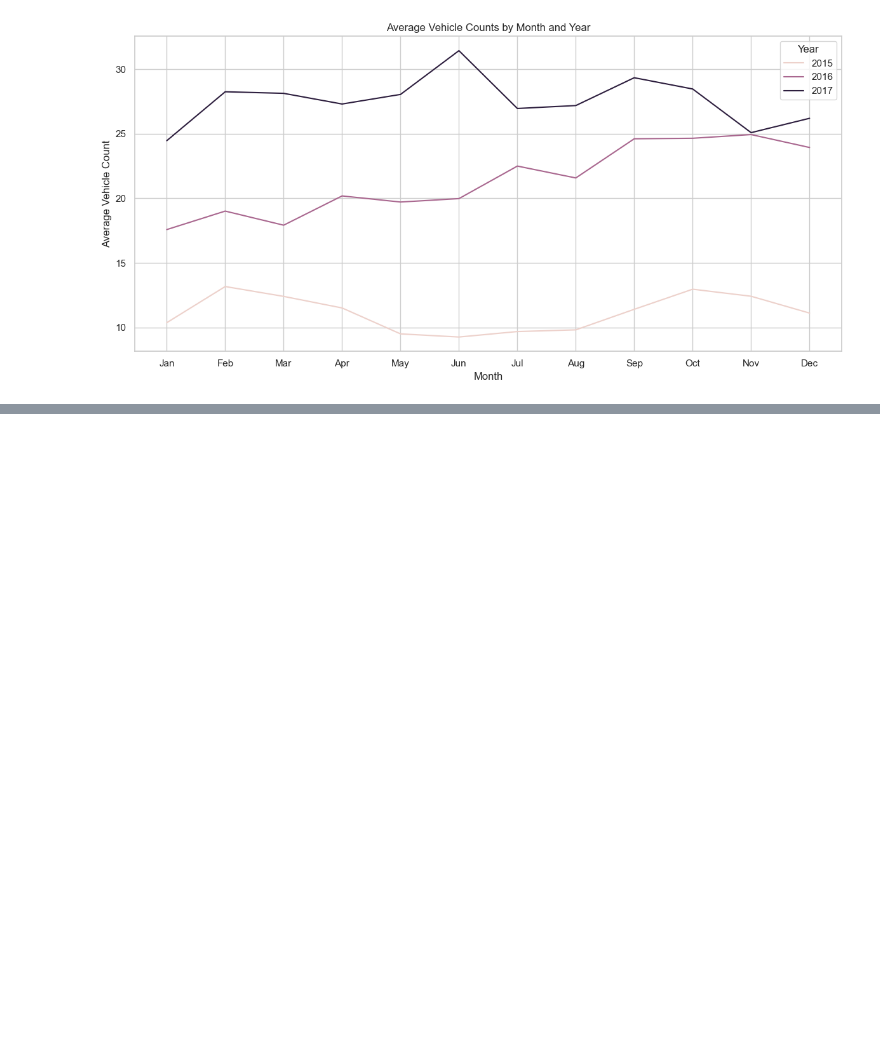
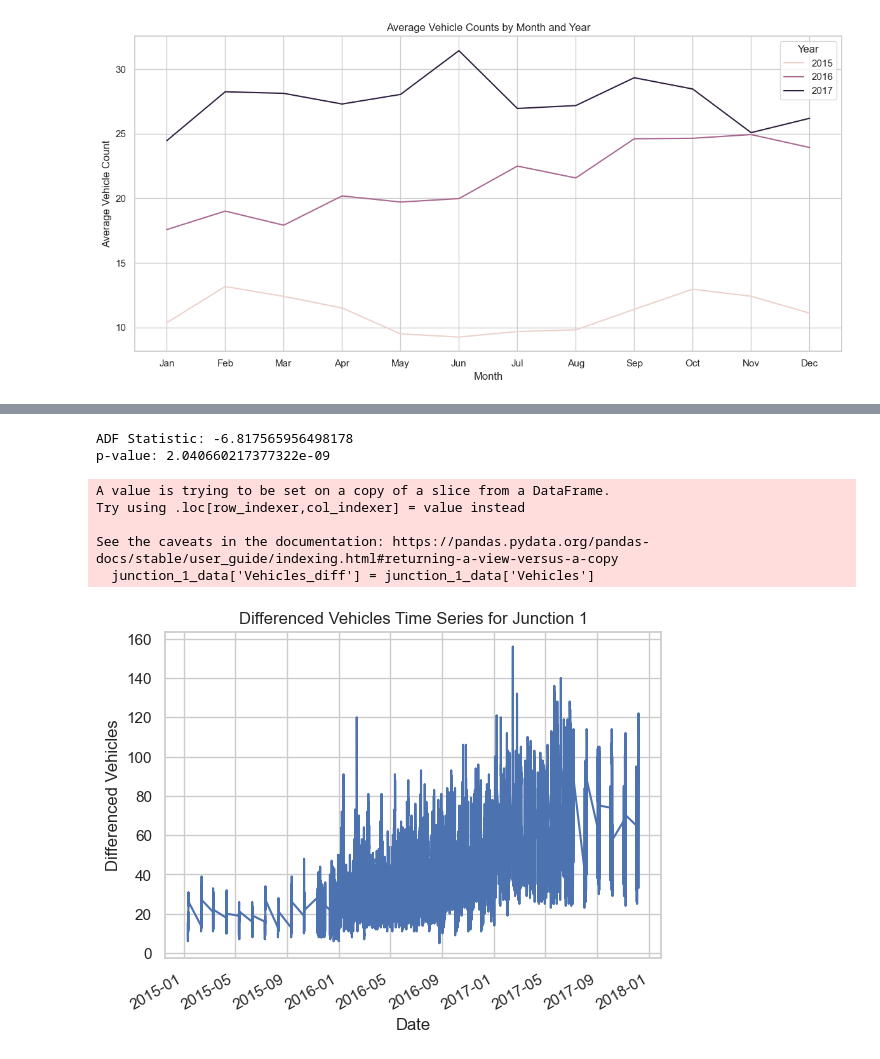
Before and after one commit to osheenksharma/upgrad-is, a Jupyter notebook: Final Uber Project.ipynb, the cells around one changed output, grey strips where cells are left out. Saved outputs shown, nothing was run; the diff lists cells and outputs as text; code cells hidden in the pictures; blank space fills up the shorter version.

```diff
--- a/Final Uber Project.ipynb
+++ b/Final Uber Project.ipynb
@@ -197,0 +543,29 @@ plt.show()
+# %%
+#Step 2: Check for Stationarity and Differencing
+# Perform the Augmented Dickey-Fuller test
+result = adfuller(junction_1_data['Vehicles'])
+print('ADF Statistic:', result[0])
+print('p-value:', result[1])
+
+# If p-value > 0.05, data is non-stationary and needs differencing
+if result[1] > 0.05:
+    # Perform differencing
+    junction_1_data['Vehicles_diff'] = junction_1_data['Vehicles'].diff().dropna()
+else:
+    junction_1_data['Vehicles_diff'] = junction_1_data['Vehicles']
+
+# Plot differenced data
+junction_1_data['Vehicles_diff'].plot()
+plt.title('Differenced Vehicles Time Series for Junction 1')
+plt.xlabel('Date')
+plt.ylabel('Differenced Vehicles')
+plt.show()
+# %% [output]
+ADF Statistic: -6.817565956498178
+p-value: 2.040660217377322e-09
+A value is trying to be set on a copy of a slice from a DataFrame.
+Try using .loc[row_indexer,col_indexer] = value instead
+
+See the caveats in the documentation: https://pandas.pydata.org/pandas-docs/stable/user_guide/indexing.html#returning-a-view-versus-a-copy
+  junction_1_data['Vehicles_diff'] = junction_1_data['Vehicles']
+[figure, added]
```
Also changed, not shown: parts of 30 cells of this notebook.
